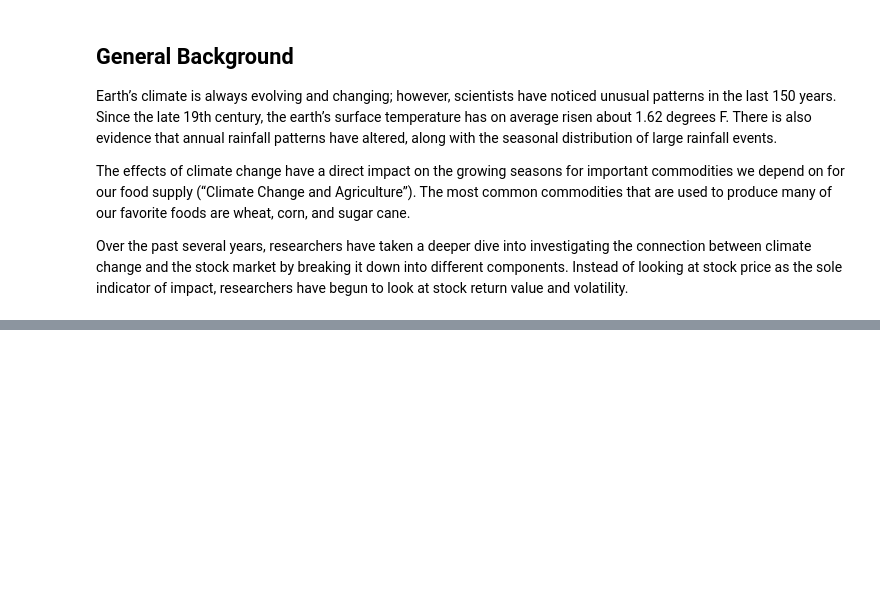
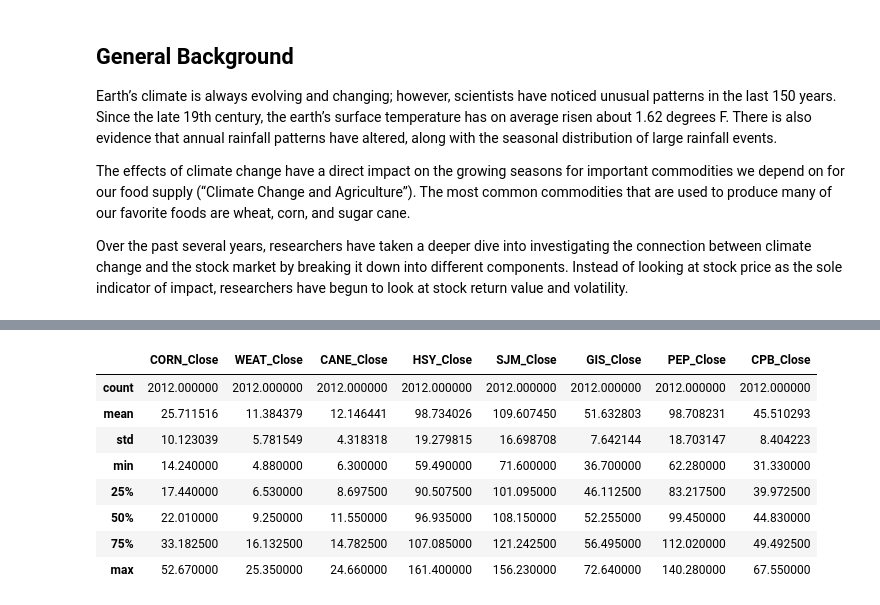
Before and after one commit to megankuscsik/Capstone-Project, a Jupyter notebook: Capstone_Data_Report.ipynb, the cells around one changed output, grey strips where cells are left out. Drawn from its saved outputs; the diff is of its cells as text; code cells hidden in the pictures; blank space fills up the shorter version.

```diff
--- a/Capstone_Data_Report.ipynb
+++ b/Capstone_Data_Report.ipynb
@@ -111,0 +128,9 @@ The evaluation of findings will be relative to the initial analytical questions.
+# %%
+# Load in data
+data_orig = pd.read_csv('Capstone_Data_Edit.csv')
+data = data_orig.drop(['Year'], axis=1) #'Year' was dropped from dataframe because it was redundant to date
+data.Date = pd.to_datetime(data.Date) #change Date into DateTime data type and make it index
+data.set_index('Date', inplace=True)
+
+#resample data monthly- for comparison later on
+data_month = data.resample('1M').mean()
@@ -111,0 +194,7 @@ The evaluation of findings will be relative to the initial analytical questions.
+# %%
+#break down data into climate factors and stock_Close features
+climate = data[['Temp_Anamoly','Avg_Temp_F','Avg_Precip_In']]
+stock = data [['CORN_Close','WEAT_Close','CANE_Close','HSY_Close','SJM_Close','GIS_Close','PEP_Close','CPB_Close']]
+
+#descriptive statistics
+climate.describe()
@@ -111,0 +211,13 @@ The evaluation of findings will be relative to the initial analytical questions.
+# %%
+#descriptive statistics
+stock.describe()
+# %% [output]
+|  | CORN_Close | WEAT_Close | CANE_Close | HSY_Close | SJM_Close | GIS_Close | PEP_Close | CPB_Close |
+| count | 2012.000000 | 2012.000000 | 2012.000000 | 2012.000000 | 2012.000000 | 2012.000000 | 2012.000000 | 2012.000000 |
+| mean | 25.711516 | 11.384379 | 12.146441 | 98.734026 | 109.607450 | 51.632803 | 98.708231 | 45.510293 |
+| std | 10.123039 | 5.781549 | 4.318318 | 19.279815 | 16.698708 | 7.642144 | 18.703147 | 8.404223 |
+| min | 14.240000 | 4.880000 | 6.300000 | 59.490000 | 71.600000 | 36.700000 | 62.280000 | 31.330000 |
+| 25% | 17.440000 | 6.530000 | 8.697500 | 90.507500 | 101.095000 | 46.112500 | 83.217500 | 39.972500 |
+| 50% | 22.010000 | 9.250000 | 11.550000 | 96.935000 | 108.150000 | 52.255000 | 99.450000 | 44.830000 |
+| 75% | 33.182500 | 16.132500 | 14.782500 | 107.085000 | 121.242500 | 56.495000 | 112.020000 | 49.492500 |
+| max | 52.670000 | 25.350000 | 24.660000 | 161.400000 | 156.230000 | 72.640000 | 140.280000 | 67.550000 |
```
Also changed, not shown: parts of 15 cells of this notebook, 1 other file.
